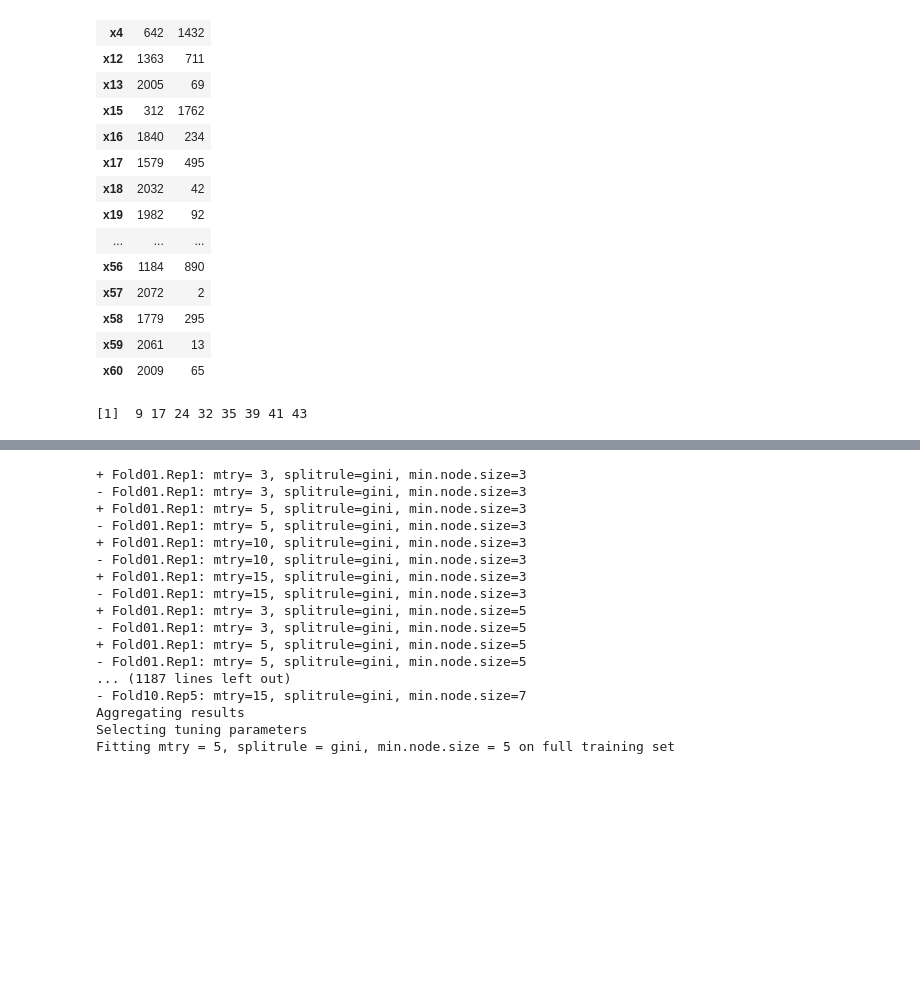
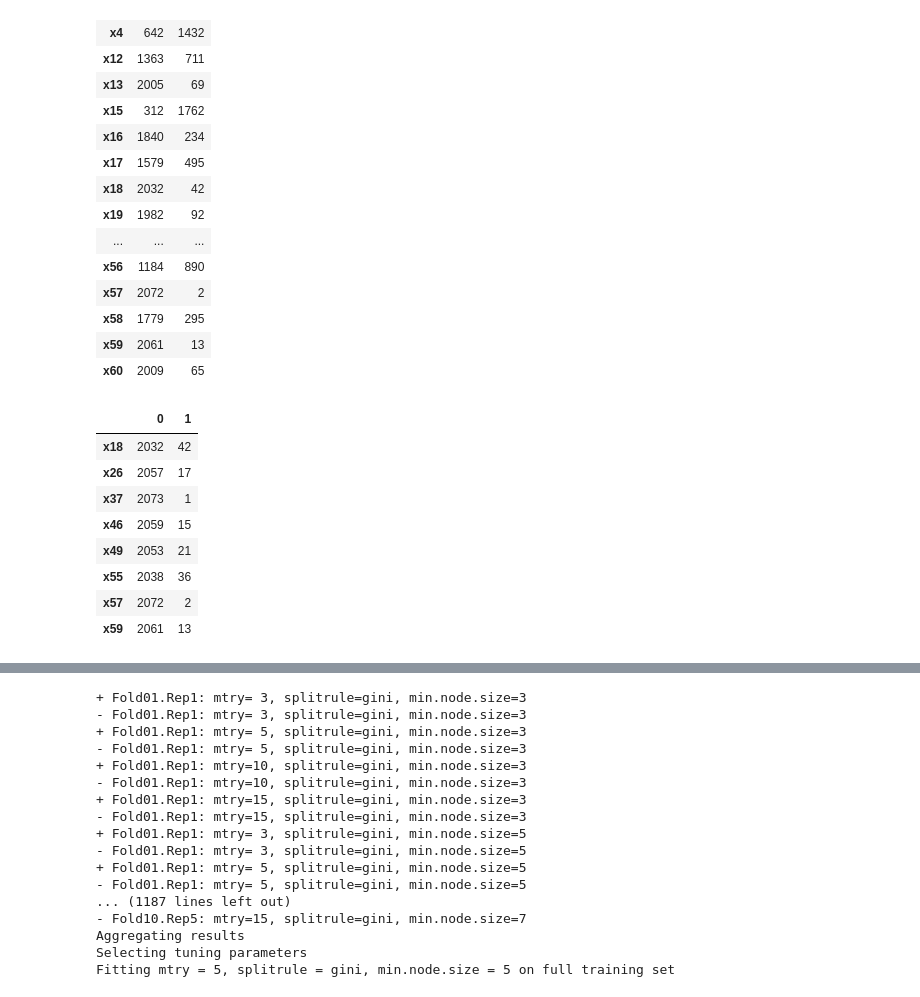
Before and after one commit to karaee/IE518Project, a Jupyter notebook: Project/SUBMISSION 2.3 - 0.8289766.ipynb, the cells around one changed output, grey strips where cells are left out. Cells and saved outputs as stored; diff of their text form; code cells hidden in the pictures; blank space fills up the shorter version.

```diff
--- a/Project/SUBMISSION 2.3 - 0.8289766.ipynb
+++ b/Project/SUBMISSION 2.3 - 0.8289766.ipynb
@@ -87,7 +87,3 @@ for(i in 1:nrow(train3))
     cdeneme <- c(cdeneme, i)
   }
 }
-# %%
-cdeneme
-# %% [output]
-[1]  9 17 24 32 35 39 41 43
@@ -97,0 +90,12 @@ testdata2 = submitdata[,-cdeneme]
+# %%
+train3[cdeneme,]
+# %% [output]
+|  | 0 | 1 |
+| x18 | 2032 | 42 |
+| x26 | 2057 | 17 |
+| x37 | 2073 | 1 |
+| x46 | 2059 | 15 |
+| x49 | 2053 | 21 |
+| x55 | 2038 | 36 |
+| x57 | 2072 | 2 |
+| x59 | 2061 | 13 |
```
Also changed, not shown: parts of 6 cells of this notebook, 1 other file.
